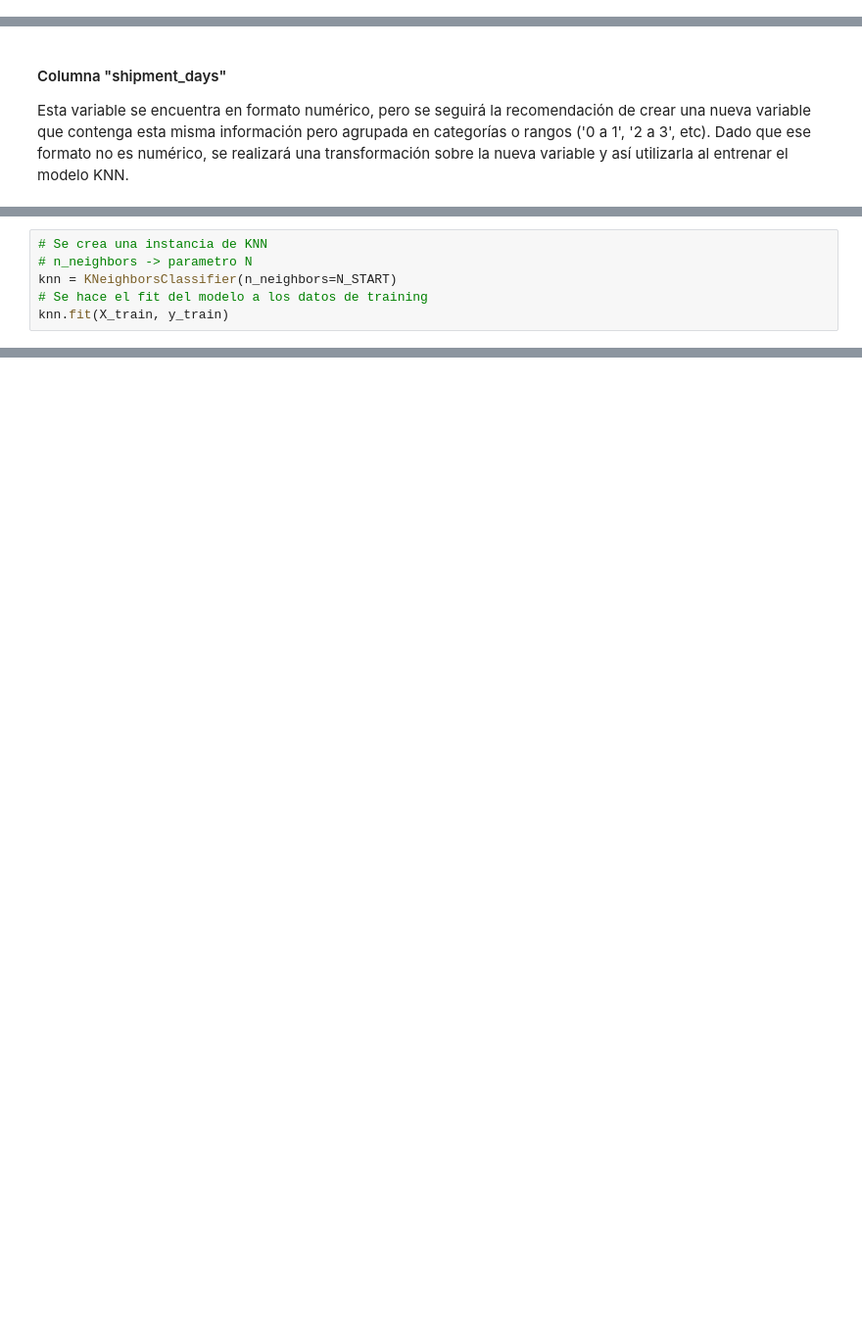
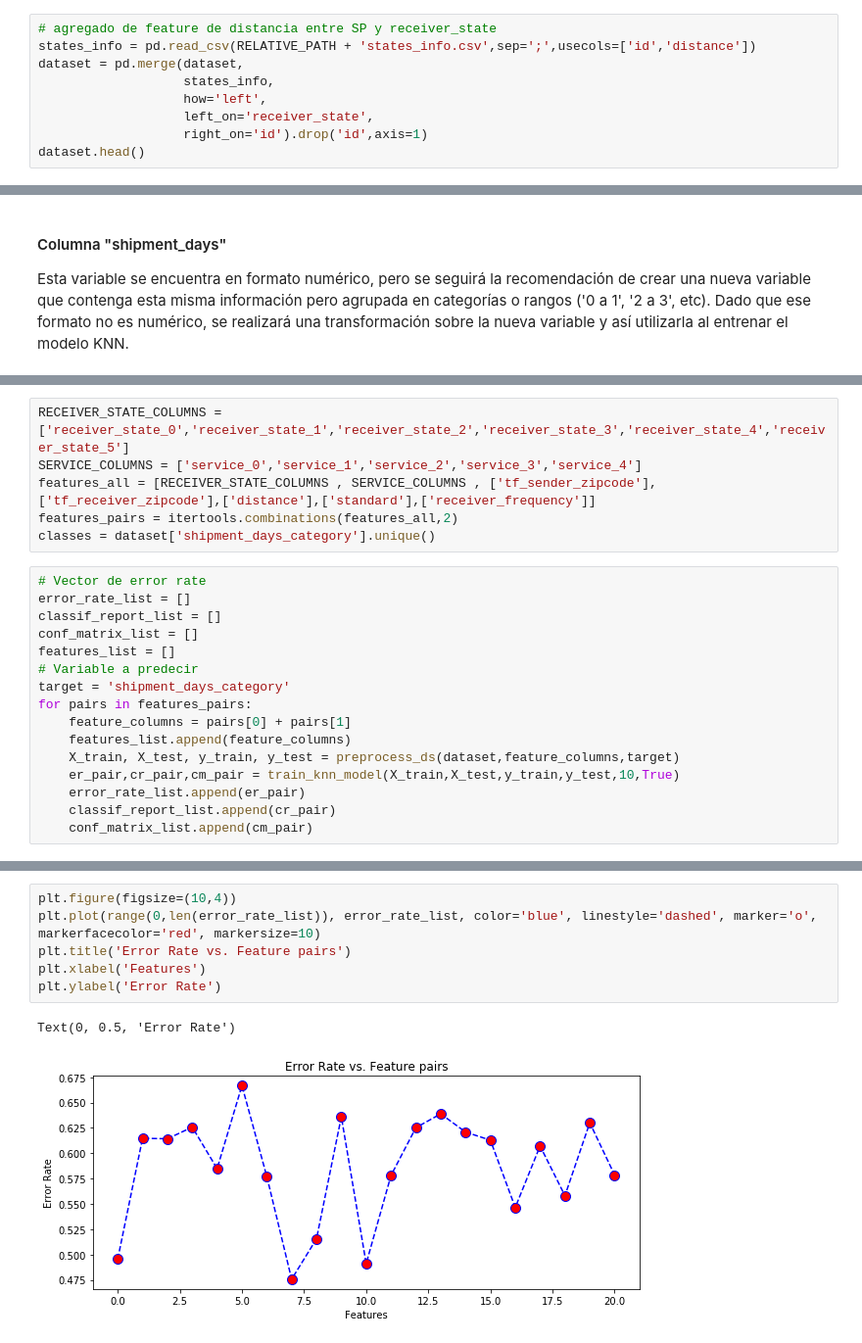
Before and after one commit to NSalina/diplodatos_2019, a Jupyter notebook: mentoria_envios/Practico2_AyC_Mentoria_cuando_llega.ipynb, the cells around one changed output, grey strips where cells are left out. Shown at 98% size. Saved outputs shown, nothing was run; the diff lists cells and outputs as text; blank space fills up the shorter version.

Commit message:
definicion de funciones para pre-procesamiento, entrenamiento y test - variacion de features y n

```diff
--- a/mentoria_envios/Practico2_AyC_Mentoria_cuando_llega.ipynb
+++ b/mentoria_envios/Practico2_AyC_Mentoria_cuando_llega.ipynb
@@ -805,3 +923,12 @@ dataset.head()
 | 2 | SP | 3262 | 0 | 1 | 0 | 0 | ... |
 | 3 | SP | 12237 | 0 | 1 | 1 | 0 | ... |
 | 4 | SP | 9350 | 0 | 0 | 0 | 1 | ... |
+# %%
+# agregado de feature de distancia entre SP y receiver_state
+states_info = pd.read_csv(RELATIVE_PATH + 'states_info.csv',sep=';',usecols=['id','distance'])
+dataset = pd.merge(dataset,
+                   states_info,
+                   how='left',
+                   left_on='receiver_state',
+                   right_on='id').drop('id',axis=1)
+dataset.head()
@@ -937,6 +1067,0 @@ X_train, X_test, y_train, y_test = train_test_split(X, y, test_size=0.3, random_
-# %%
-# Se crea una instancia de KNN
-# n_neighbors -> parametro N
-knn = KNeighborsClassifier(n_neighbors=N_START)
-# Se hace el fit del modelo a los datos de training
-knn.fit(X_train, y_train)
@@ -984,0 +1068,22 @@ print(confusion_matrix(y_test,pred))
+# %%
+RECEIVER_STATE_COLUMNS = ['receiver_state_0','receiver_state_1','receiver_state_2','receiver_state_3','receiver_state_4','receiver_state_5']
+SERVICE_COLUMNS = ['service_0','service_1','service_2','service_3','service_4']
+features_all = [RECEIVER_STATE_COLUMNS , SERVICE_COLUMNS , ['tf_sender_zipcode'],['tf_receiver_zipcode'],['distance'],['standard'],['receiver_frequency']]
+features_pairs = itertools.combinations(features_all,2)
+classes = dataset['shipment_days_category'].unique()
+# %%
+# Vector de error rate
+error_rate_list = []
+classif_report_list = []
+conf_matrix_list = []
+features_list = []
+# Variable a predecir
+target = 'shipment_days_category'
+for pairs in features_pairs:
+    feature_columns = pairs[0] + pairs[1]
+    features_list.append(feature_columns)
+    X_train, X_test, y_train, y_test = preprocess_ds(dataset,feature_columns,target)
+    er_pair,cr_pair,cm_pair = train_knn_model(X_train,X_test,y_train,y_test,10,True)
+    error_rate_list.append(er_pair)
+    classif_report_list.append(cr_pair)
+    conf_matrix_list.append(cm_pair)
@@ -984,0 +1296,9 @@ print(confusion_matrix(y_test,pred))
+# %%
+plt.figure(figsize=(10,4))
+plt.plot(range(0,len(error_rate_list)), error_rate_list, color='blue', linestyle='dashed', marker='o', markerfacecolor='red', markersize=10)
+plt.title('Error Rate vs. Feature pairs')
+plt.xlabel('Features')
+plt.ylabel('Error Rate')
+# %% [output]
+Text(0, 0.5, 'Error Rate')
+[figure, added]
```
Also changed, not shown: parts of 33 cells of this notebook.
